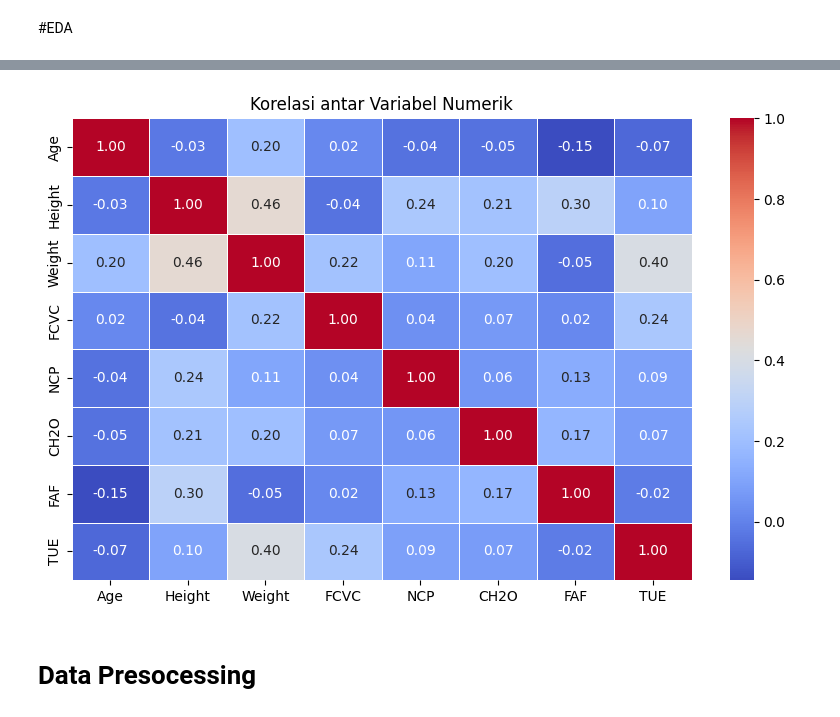
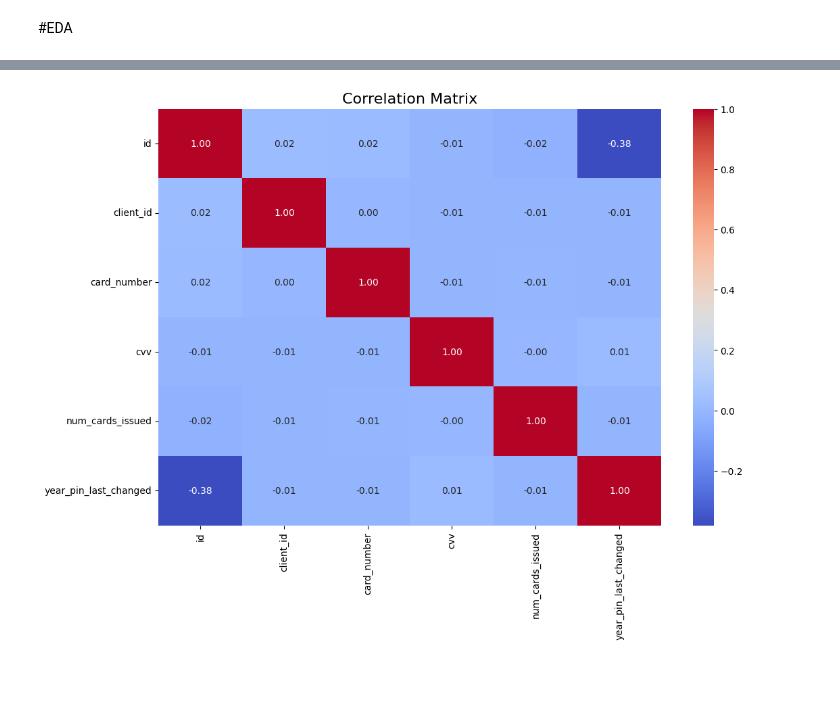
Before and after one commit to ihyaulumuddin044/machineLearning, a Jupyter notebook: prototype_cluster.ipynb, the cells around one changed output, grey strips where cells are left out. Saved outputs shown, nothing was run; the diff lists cells and outputs as text; code cells hidden in the pictures; blank space fills up the shorter version.

```diff
--- a/prototype_cluster.ipynb
+++ b/prototype_cluster.ipynb
@@ -38,6 +38,6 @@ from sklearn.cluster import KMeans
 from sklearn.metrics import silhouette_score
 from sklearn.decomposition import PCA
 # %%
-df = pd.read_csv('ObesityDataSet.csv')
+df = pd.read_csv('cards_data.csv')
 df.head()
 # %% [output]
@@ -165,0 +117,20 @@ Passing `palette` without assigning `hue` is deprecated and will be removed in v
+# %%
+# Statistik deskriptif untuk variabel numerik
+numerical_cols = df.select_dtypes(include=['float64', 'int64']).columns
+df[numerical_cols].describe()
+
+
+import matplotlib.pyplot as plt
+import seaborn as sns
+
+# Visualisasi histogram untuk setiap variabel numerik
+df[numerical_cols].hist(bins=20, figsize=(15, 10))
+plt.suptitle('Histogram of Numerical Features', fontsize=16)
+plt.tight_layout()
+plt.show()
+
+# Visualisasi boxplot untuk setiap variabel numerik
+plt.figure(figsize=(15, 10))
+sns.boxplot(data=df[numerical_cols], orient='h')
+plt.title('Boxplot of Numerical Features', fontsize=16)
+plt.show()
@@ -166,16 +140,11 @@ Passing `palette` without assigning `hue` is deprecated and will be removed in v
 # %%
-# Ambil hanya kolom numerik
-numeric_df = df.select_dtypes(include=['int64', 'float64'])
+# Matriks Korelasi
+correlation_matrix = df[numerical_cols].corr()
 
-# Hitung korelasi
-corr = numeric_df.corr()
-
-# Tampilkan heatmap
-plt.figure(figsize=(10, 6))
-sns.heatmap(corr, annot=True, cmap='coolwarm', fmt='.2f', linewidths=0.5)
-plt.title('Korelasi antar Variabel Numerik')
+# Visualisasi matriks korelasi dengan heatmap
+plt.figure(figsize=(12, 8))
+sns.heatmap(correlation_matrix, annot=True, cmap='coolwarm', fmt='.2f', cbar=True)
+plt.title('Correlation Matrix', fontsize=16)
 plt.show()
 # %% [output]
-[figure, old version]
+[figure, new version]
-# %% [markdown]
- # Data Presocessing
```
Also changed, not shown: parts of 25 cells of this notebook.
